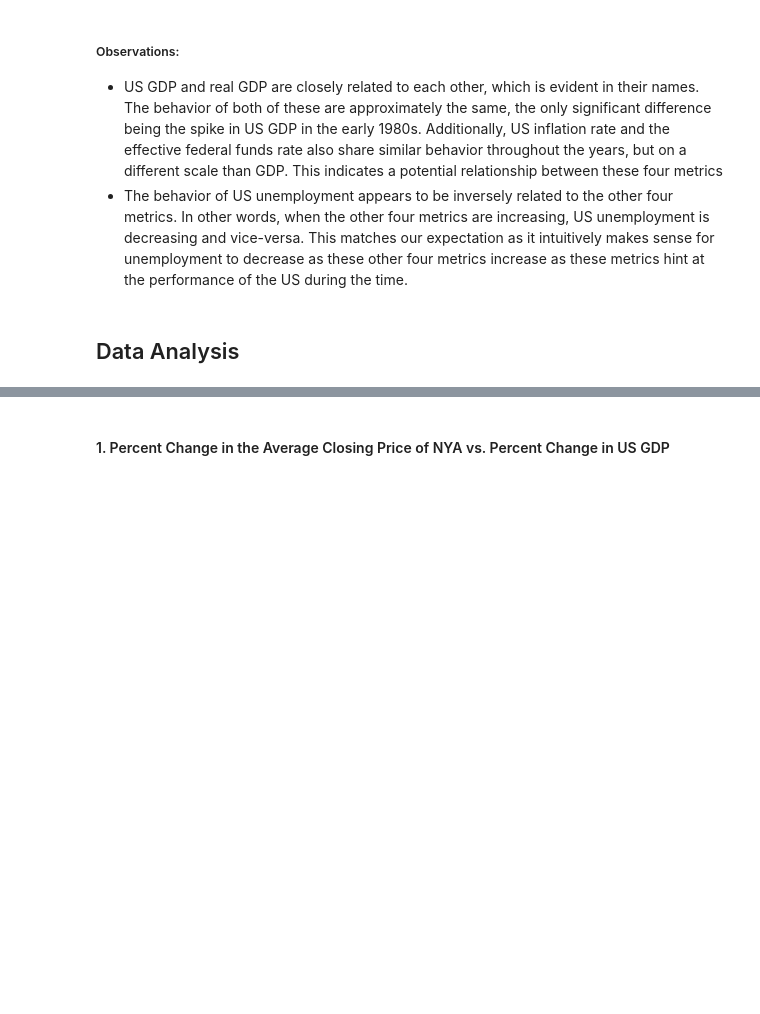
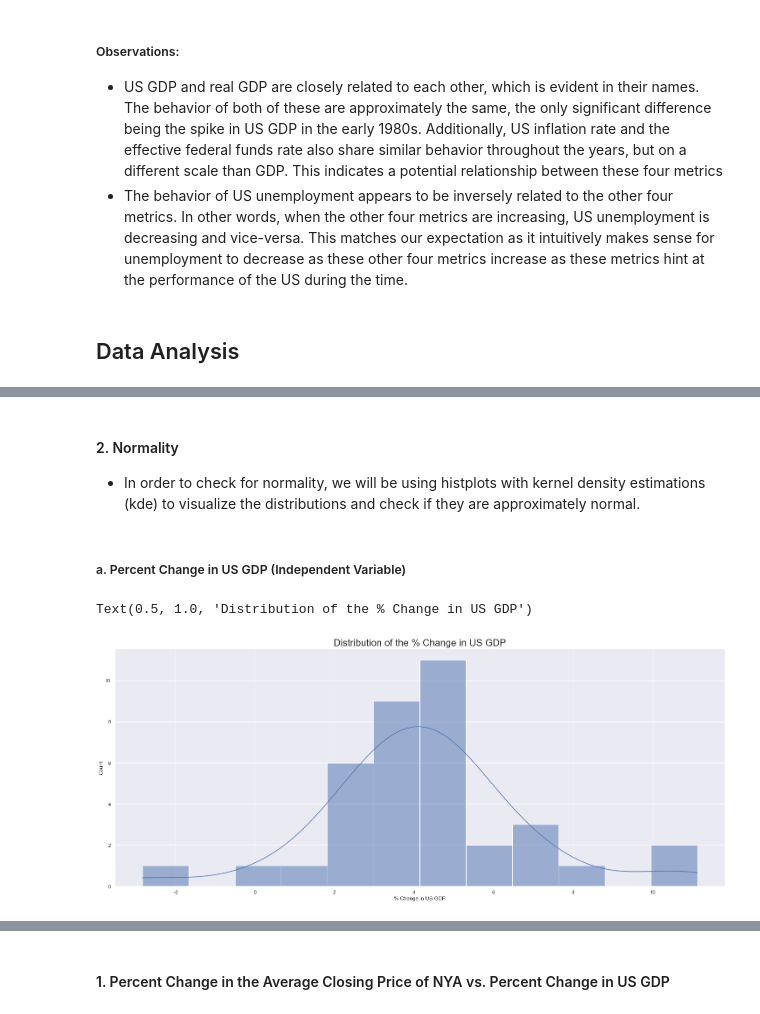
Before and after one commit to jal004/COGS108_SP22_Group009_Project, a Jupyter notebook: FinalProjectGroup009Sp22.ipynb, the cells around one changed output, grey strips where cells are left out. Cells and saved outputs as stored; diff of their text form; code cells hidden in the pictures; blank space fills up the shorter version.

Commit message:
added regression plots and analysis intro

```diff
--- a/FinalProjectGroup009Sp22.ipynb
+++ b/FinalProjectGroup009Sp22.ipynb
@@ -883,0 +915,11 @@ Text(0.5, 1.0, '% Changes in Each US Metric between 1980 to 2016')
+# %% [markdown]
+#### 2. Normality
+- In order to check for normality, we will be using histplots with kernel density estimations (kde) to visualize the distributions and check if they are approximately normal.
+# %% [markdown]
+##### a. Percent Change in US GDP (Independent Variable)
+# %%
+dist_us_gdp = sns.histplot(data=us_data_merge['% Change in US GDP'], kde=True)
+dist_us_gdp.set_title('Distribution of the % Change in US GDP', fontsize=22)
+# %% [output]
+Text(0.5, 1.0, 'Distribution of the % Change in US GDP')
+[figure, added]
```
Also changed, not shown: parts of 47 cells of this notebook.
